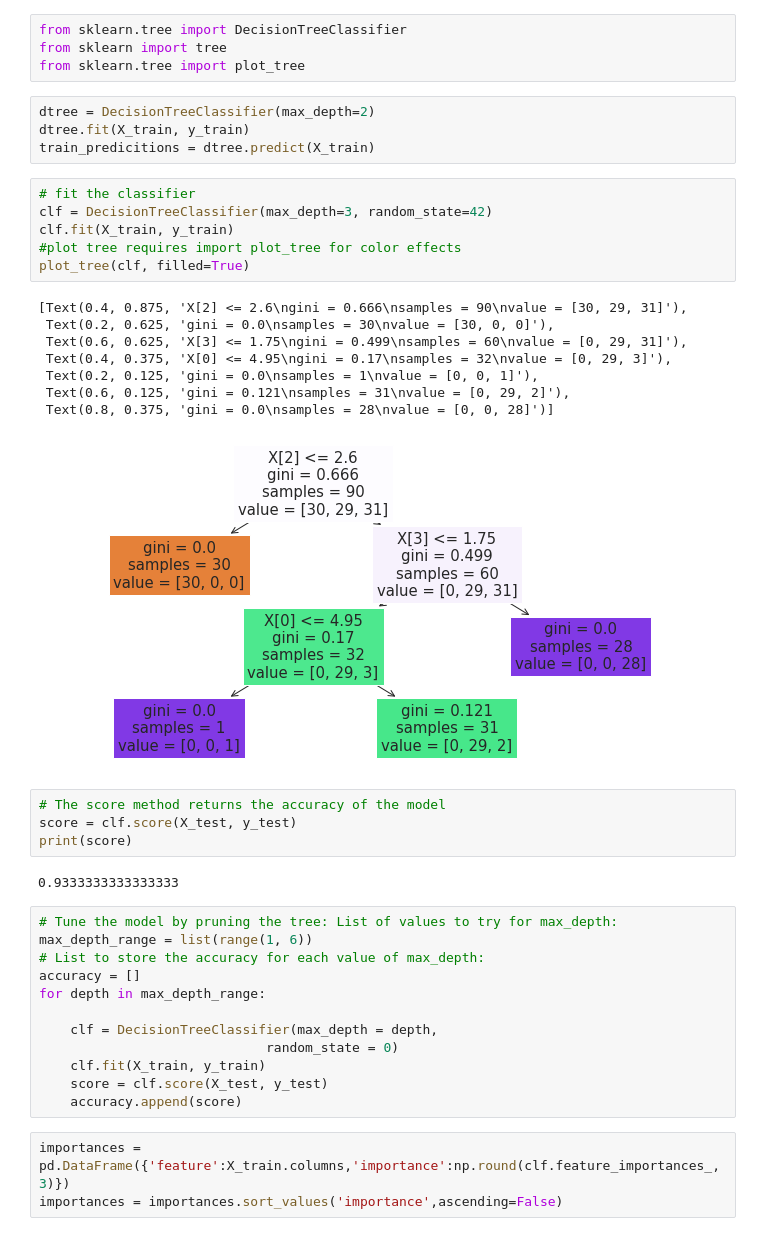
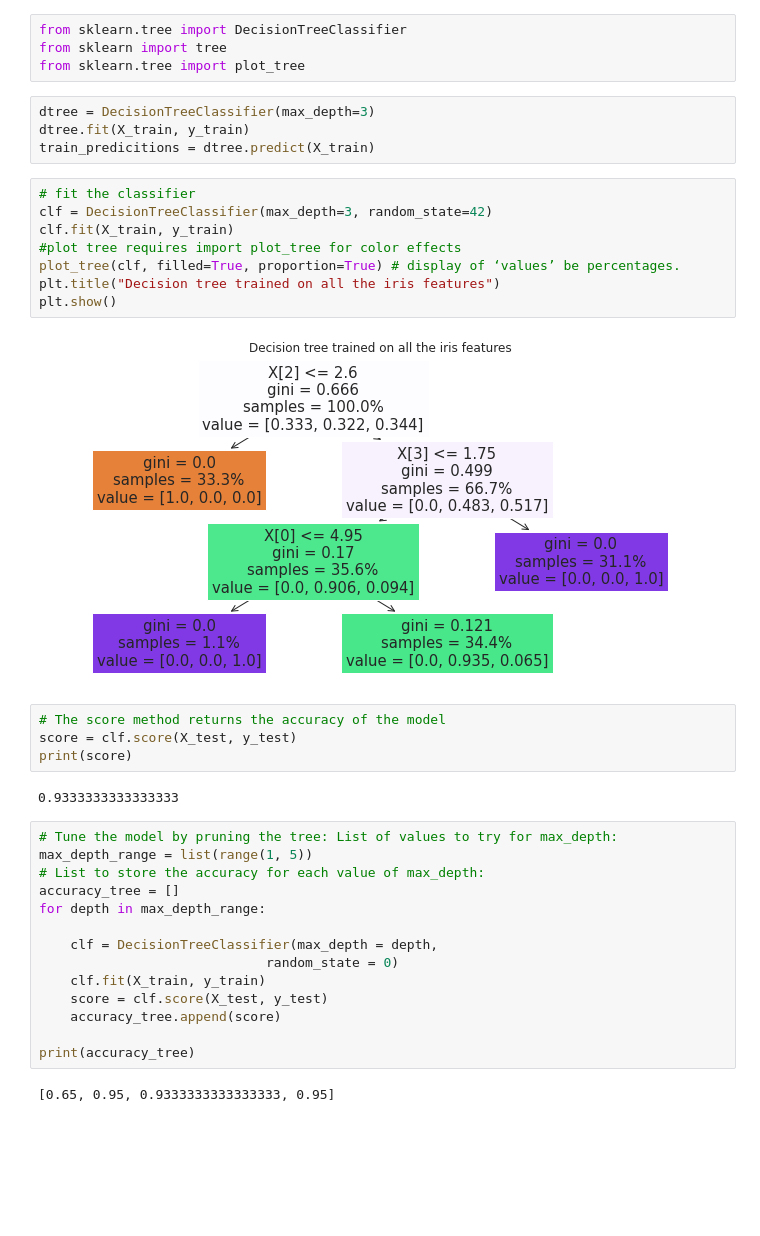
Before and after one commit to PamelaKinga/machine_learning, a Jupyter notebook: iris-data.ipynb, the cells around one changed output. Cells and saved outputs as stored; diff of their text form; blank space fills up the shorter version.

Commit message:
Kaggle Notebook | Complete Data Science with Iris Data | Version 12

```diff
--- a/iris-data.ipynb
+++ b/iris-data.ipynb
@@ -483,24 +487,19 @@ from sklearn.tree import DecisionTreeClassifier
 from sklearn import tree
 from sklearn.tree import plot_tree
 # %%
-dtree = DecisionTreeClassifier(max_depth=2)
+dtree = DecisionTreeClassifier(max_depth=3)
 dtree.fit(X_train, y_train)
 train_predicitions = dtree.predict(X_train)
 # %%
 # fit the classifier
 clf = DecisionTreeClassifier(max_depth=3, random_state=42)
 clf.fit(X_train, y_train)
 #plot tree requires import plot_tree for color effects
-plot_tree(clf, filled=True)
+plot_tree(clf, filled=True, proportion=True) # display of ‘values’ be percentages.
+plt.title("Decision tree trained on all the iris features")
+plt.show()
 # %% [output]
-[Text(0.4, 0.875, 'X[2] <= 2.6\ngini = 0.666\nsamples = 90\nvalue = [30, 29, 31]'),
- Text(0.2, 0.625, 'gini = 0.0\nsamples = 30\nvalue = [30, 0, 0]'),
- Text(0.6, 0.625, 'X[3] <= 1.75\ngini = 0.499\nsamples = 60\nvalue = [0, 29, 31]'),
- Text(0.4, 0.375, 'X[0] <= 4.95\ngini = 0.17\nsamples = 32\nvalue = [0, 29, 3]'),
- Text(0.2, 0.125, 'gini = 0.0\nsamples = 1\nvalue = [0, 0, 1]'),
- Text(0.6, 0.125, 'gini = 0.121\nsamples = 31\nvalue = [0, 29, 2]'),
- Text(0.8, 0.375, 'gini = 0.0\nsamples = 28\nvalue = [0, 0, 28]')]
-[figure, old version]
+[figure, new version]
 # %%
 # The score method returns the accuracy of the model
 score = clf.score(X_test, y_test)
@@ -509,16 +508,17 @@ print(score)
 0.9333333333333333
 # %%
 # Tune the model by pruning the tree: List of values to try for max_depth:
-max_depth_range = list(range(1, 6))
+max_depth_range = list(range(1, 5))
 # List to store the accuracy for each value of max_depth:
-accuracy = []
+accuracy_tree = []
 for depth in max_depth_range:
 
     clf = DecisionTreeClassifier(max_depth = depth,
                              random_state = 0)
     clf.fit(X_train, y_train)
     score = clf.score(X_test, y_test)
-    accuracy.append(score)
+    accuracy_tree.append(score)
+
+print(accuracy_tree)
+# %% [output]
+[0.65, 0.95, 0.9333333333333333, 0.95]
-# %%
-importances = pd.DataFrame({'feature':X_train.columns,'importance':np.round(clf.feature_importances_,3)})
-importances = importances.sort_values('importance',ascending=False)
```
Also changed, not shown: parts of 9 cells of this notebook.
